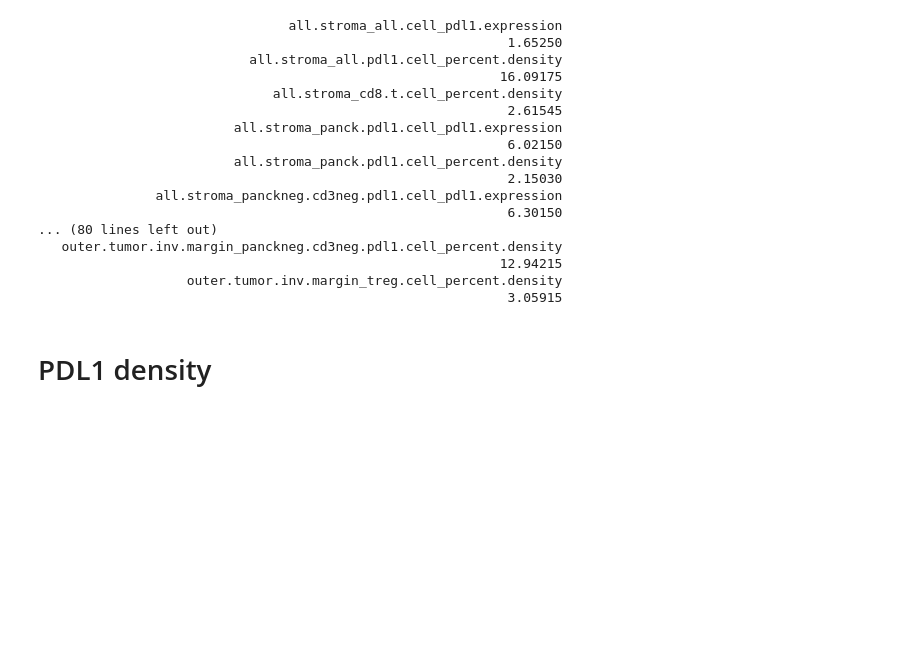
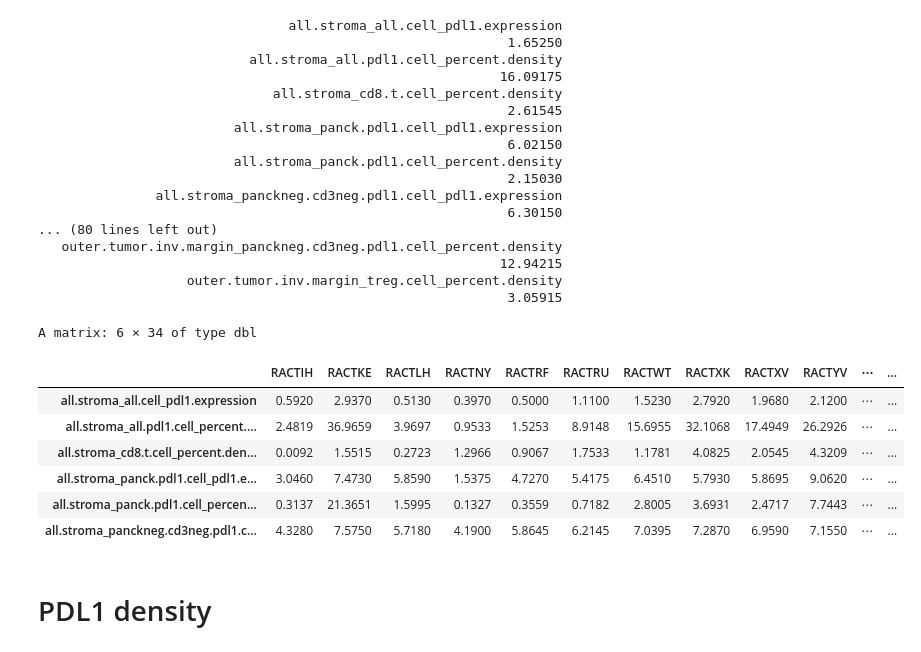
Before and after one commit to KidElectric/173-BFerris-NRG-HN003-Vectra, a Jupyter notebook: 02_generate_tables.ipynb, the cells around one changed output. Drawn from its saved outputs; the diff is of its cells as text; code cells hidden in the pictures; blank space fills up the shorter version.

```diff
--- a/02_generate_tables.ipynb
+++ b/02_generate_tables.ipynb
@@ -721,6 +729,17 @@ mv
                                                            12.94215
                    outer.tumor.inv.margin_treg.cell_percent.density
                                                             3.05915
+# %%
+head(t(all.measures))
+# %% [output]
+A matrix: 6 × 34 of type dbl
+|  | RACTIH | RACTKE | RACTLH | RACTNY | RACTRF | RACTRU | RACTWT | RACTXK | RACTXV | RACTYV | ⋯ | ... |
+| all.stroma_all.cell_pdl1.expression | 0.5920 | 2.9370 | 0.5130 | 0.3970 | 0.5000 | 1.1100 | 1.5230 | 2.7920 | 1.9680 | 2.1200 | ⋯ | ... |
+| all.stroma_all.pdl1.cell_percent.... | 2.4819 | 36.9659 | 3.9697 | 0.9533 | 1.5253 | 8.9148 | 15.6955 | 32.1068 | 17.4949 | 26.2926 | ⋯ | ... |
+| all.stroma_cd8.t.cell_percent.den... | 0.0092 | 1.5515 | 0.2723 | 1.2966 | 0.9067 | 1.7533 | 1.1781 | 4.0825 | 2.0545 | 4.3209 | ⋯ | ... |
+| all.stroma_panck.pdl1.cell_pdl1.e... | 3.0460 | 7.4730 | 5.8590 | 1.5375 | 4.7270 | 5.4175 | 6.4510 | 5.7930 | 5.8695 | 9.0620 | ⋯ | ... |
+| all.stroma_panck.pdl1.cell_percen... | 0.3137 | 21.3651 | 1.5995 | 0.1327 | 0.3559 | 0.7182 | 2.8005 | 3.6931 | 2.4717 | 7.7443 | ⋯ | ... |
+| all.stroma_panckneg.cd3neg.pdl1.c... | 4.3280 | 7.5750 | 5.7180 | 4.1900 | 5.8645 | 6.2145 | 7.0395 | 7.2870 | 6.9590 | 7.1550 | ⋯ | ... |
 # %% [markdown]
 # PDL1 density
 # %%
```
Also changed, not shown: parts of 1 cell of this notebook.
